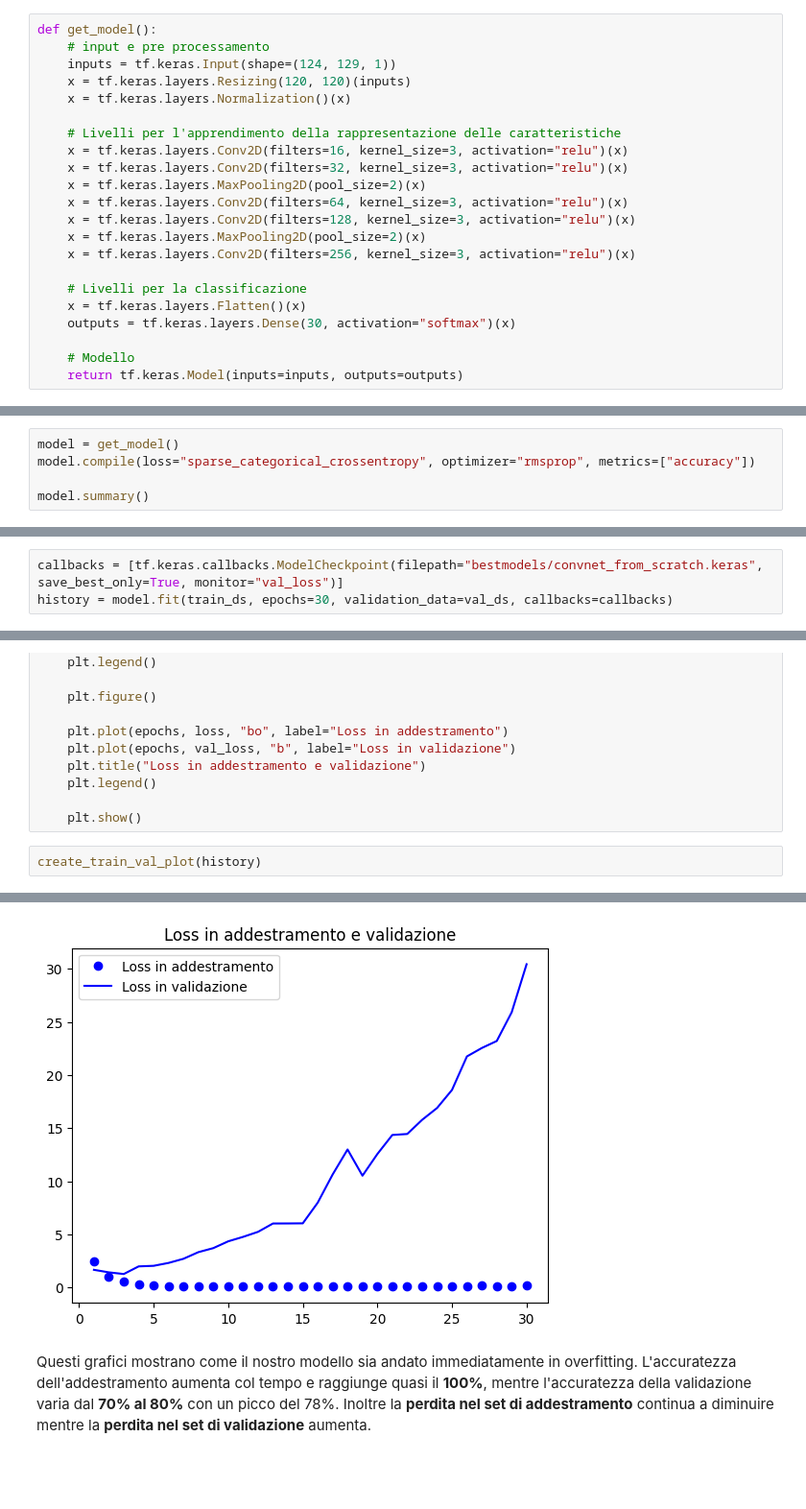
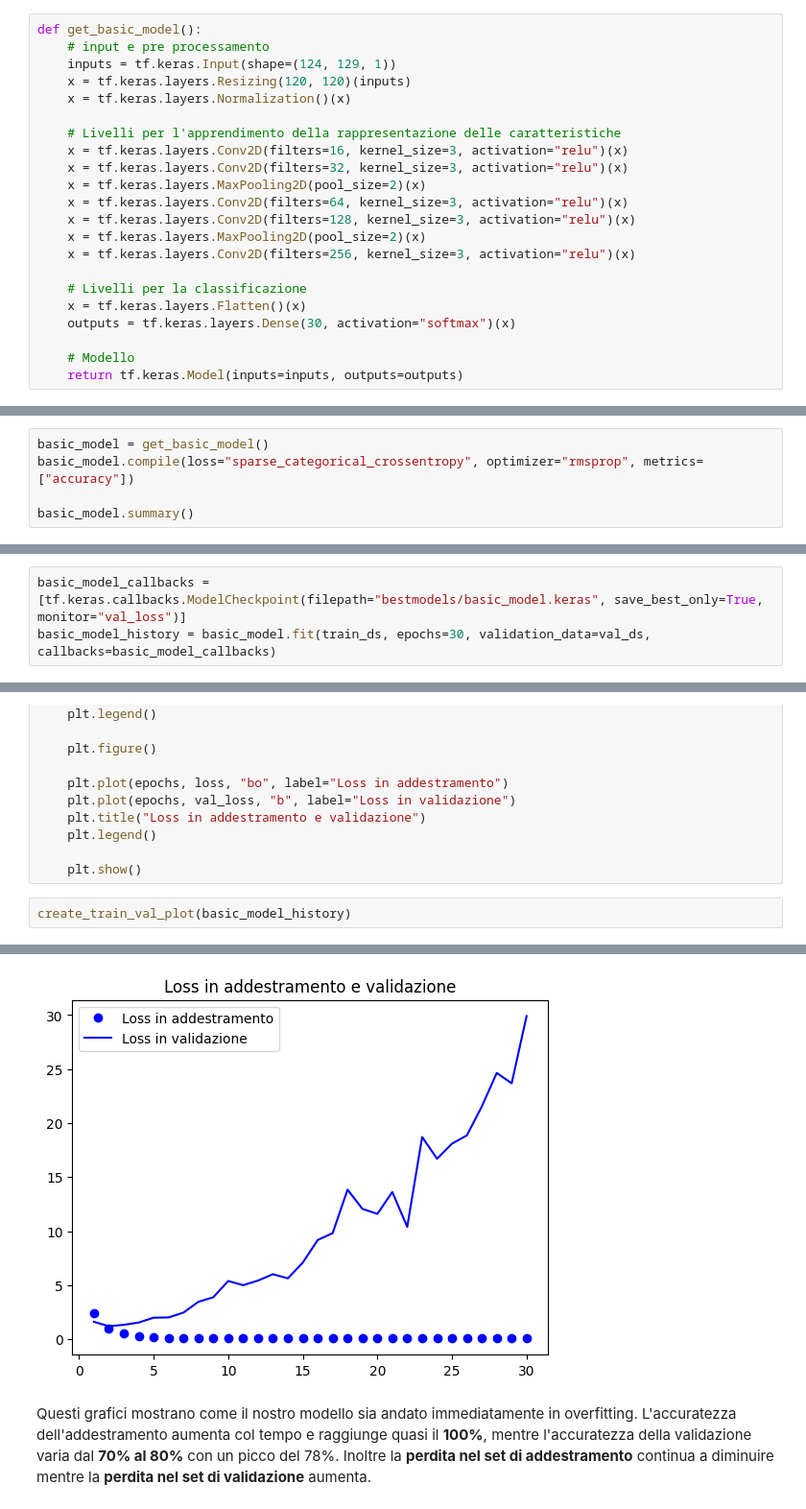
Before and after one commit to HiImGabry/speech-recognition-representation-unica-dl, a Jupyter notebook: Modello_convolutivo.ipynb, the cells around one changed output, grey strips where cells are left out. Shown at 96% size. Drawn from its saved outputs; the diff is of its cells as text; blank space fills up the shorter version.

```diff
--- a/Modello_convolutivo.ipynb
+++ b/Modello_convolutivo.ipynb
@@ -116,5 +115,5 @@ AGGIUNGERE DESCRIZIONE MODELLI CONVOLUTIVI
 # %%
-def get_model():
+def get_basic_model():
     # input e pre processamento
     inputs = tf.keras.Input(shape=(124, 129, 1))
     x = tf.keras.layers.Resizing(120, 120)(inputs)
@@ -138,10 +137,10 @@ def get_model():
 # %% [markdown]
 SPIEGHIAMO IL MODELLO DI BASE
 # %%
-model = get_model()
-model.compile(loss="sparse_categorical_crossentropy", optimizer="rmsprop", metrics=["accuracy"])
+basic_model = get_basic_model()
+basic_model.compile(loss="sparse_categorical_crossentropy", optimizer="rmsprop", metrics=["accuracy"])
 
-model.summary()
+basic_model.summary()
 # %% [output]
 Model: "model"
 _________________________________________________________________
@@ -165,7 +164,7 @@ SPIEGHIAMO IL SUMMARY IN POCHE PAROLE
 # %% [markdown]
 ORA ADDESTRIAMO PER 30 EPOCHE SPIEGHIAMO
 # %%
-callbacks = [tf.keras.callbacks.ModelCheckpoint(filepath="bestmodels/convnet_from_scratch.keras", save_best_only=True, monitor="val_loss")]
-history = model.fit(train_ds, epochs=30, validation_data=val_ds, callbacks=callbacks)
+basic_model_callbacks = [tf.keras.callbacks.ModelCheckpoint(filepath="bestmodels/basic_model.keras", save_best_only=True, monitor="val_loss")]
+basic_model_history = basic_model.fit(train_ds, epochs=30, validation_data=val_ds, callbacks=basic_model_callbacks)
 # %% [output]
 Epoch 1/30
@@ -211,5 +210,5 @@ def create_train_val_plot(history):
 
     plt.show()
 # %%
-create_train_val_plot(history)
+create_train_val_plot(basic_model_history)
 # %% [output]
@@ -217,4 +216,4 @@ create_train_val_plot(history)
-[figure, old version]
+[figure, new version]
 # %% [markdown]
 Questi grafici mostrano come il nostro modello sia andato immediatamente in overfitting. L'accuratezza dell'addestramento aumenta col tempo e raggiunge quasi il **100%**, mentre l'accuratezza della validazione varia dal **70% al 80%** con un picco del 78%. Inoltre la **perdita nel set di addestramento** continua a diminuire mentre la **perdita nel set di validazione** aumenta.
 # %% [markdown]
```
Also changed, not shown: parts of 17 cells of this notebook.
